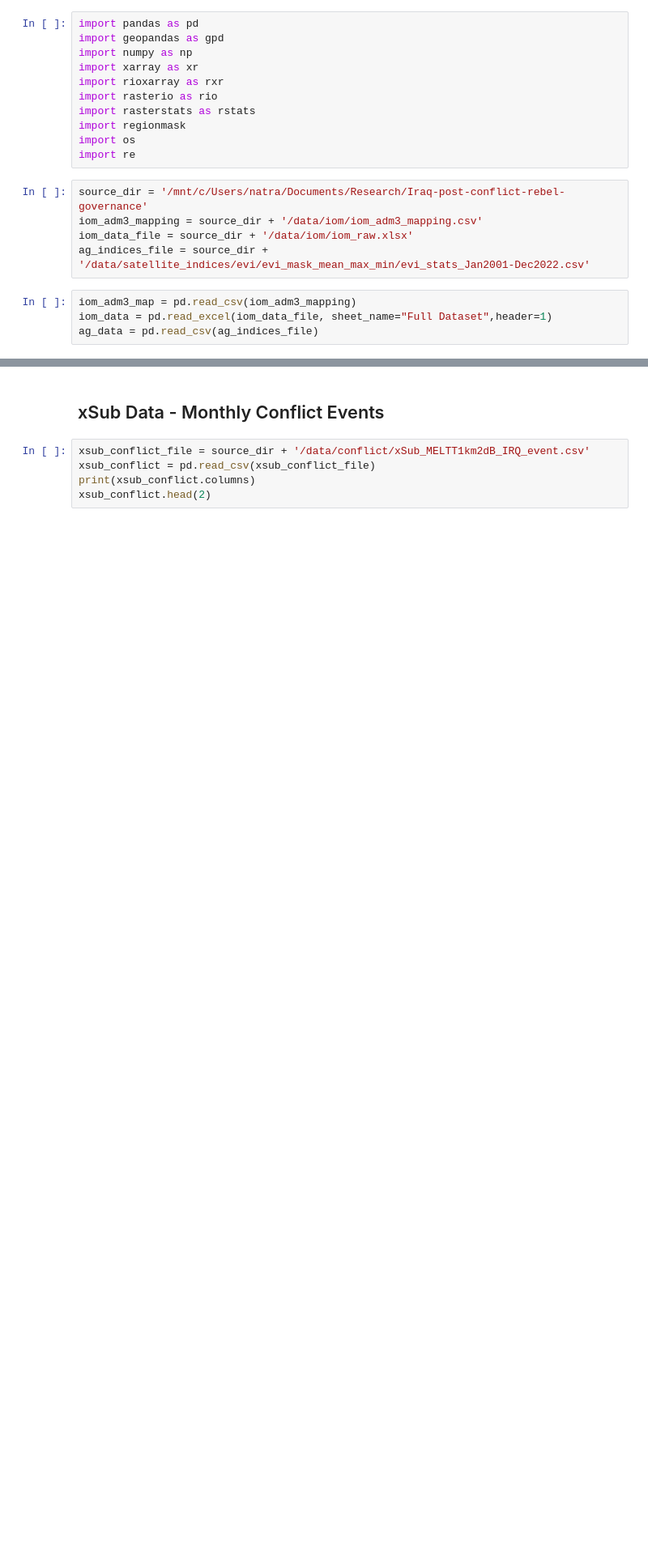
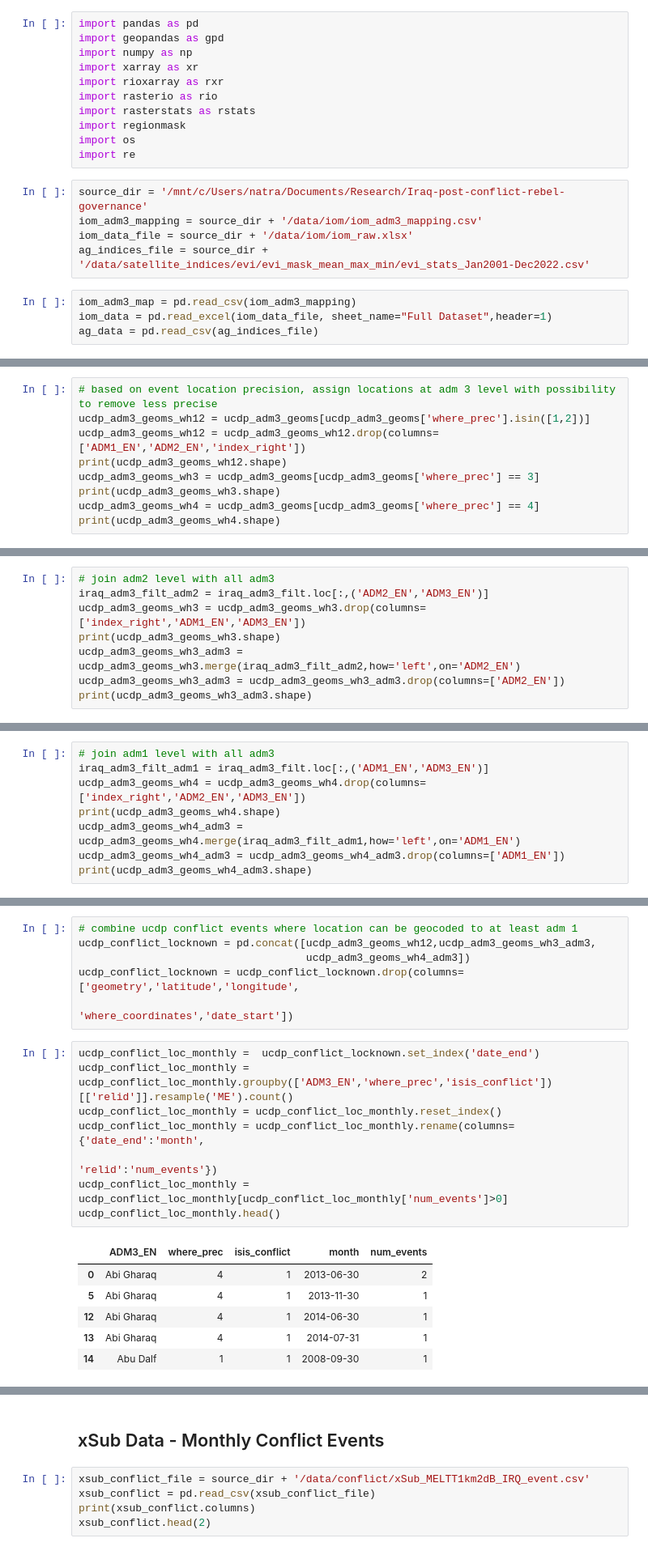
Before and after one commit to natalie-ayers/Iraq-post-conflict-rebel-governance, a Jupyter notebook: process_conflict_geoepr_data.ipynb, the cells around one changed output, grey strips where cells are left out. Shown at 81% size. Saved outputs shown, nothing was run; the diff lists cells and outputs as text; blank space fills up the shorter version.

```diff
--- a/process_conflict_geoepr_data.ipynb
+++ b/process_conflict_geoepr_data.ipynb
@@ -20,0 +90,9 @@ ag_data = pd.read_csv(ag_indices_file)
+# %%
+# based on event location precision, assign locations at adm 3 level with possibility to remove less precise
+ucdp_adm3_geoms_wh12 = ucdp_adm3_geoms[ucdp_adm3_geoms['where_prec'].isin([1,2])]
+ucdp_adm3_geoms_wh12 = ucdp_adm3_geoms_wh12.drop(columns=['ADM1_EN','ADM2_EN','index_right'])
+print(ucdp_adm3_geoms_wh12.shape)
+ucdp_adm3_geoms_wh3 = ucdp_adm3_geoms[ucdp_adm3_geoms['where_prec'] == 3]
+print(ucdp_adm3_geoms_wh3.shape)
+ucdp_adm3_geoms_wh4 = ucdp_adm3_geoms[ucdp_adm3_geoms['where_prec'] == 4]
+print(ucdp_adm3_geoms_wh4.shape)
@@ -20,0 +103,8 @@ ag_data = pd.read_csv(ag_indices_file)
+# %%
+# join adm2 level with all adm3
+iraq_adm3_filt_adm2 = iraq_adm3_filt.loc[:,('ADM2_EN','ADM3_EN')]
+ucdp_adm3_geoms_wh3 = ucdp_adm3_geoms_wh3.drop(columns=['index_right','ADM1_EN','ADM3_EN'])
+print(ucdp_adm3_geoms_wh3.shape)
+ucdp_adm3_geoms_wh3_adm3 = ucdp_adm3_geoms_wh3.merge(iraq_adm3_filt_adm2,how='left',on='ADM2_EN')
+ucdp_adm3_geoms_wh3_adm3 = ucdp_adm3_geoms_wh3_adm3.drop(columns=['ADM2_EN'])
+print(ucdp_adm3_geoms_wh3_adm3.shape)
@@ -20,0 +114,8 @@ ag_data = pd.read_csv(ag_indices_file)
+# %%
+# join adm1 level with all adm3
+iraq_adm3_filt_adm1 = iraq_adm3_filt.loc[:,('ADM1_EN','ADM3_EN')]
+ucdp_adm3_geoms_wh4 = ucdp_adm3_geoms_wh4.drop(columns=['index_right','ADM2_EN','ADM3_EN'])
+print(ucdp_adm3_geoms_wh4.shape)
+ucdp_adm3_geoms_wh4_adm3 = ucdp_adm3_geoms_wh4.merge(iraq_adm3_filt_adm1,how='left',on='ADM1_EN')
+ucdp_adm3_geoms_wh4_adm3 = ucdp_adm3_geoms_wh4_adm3.drop(columns=['ADM1_EN'])
+print(ucdp_adm3_geoms_wh4_adm3.shape)
@@ -20,0 +125,21 @@ ag_data = pd.read_csv(ag_indices_file)
+# %%
+# combine ucdp conflict events where location can be geocoded to at least adm 1
+ucdp_conflict_locknown = pd.concat([ucdp_adm3_geoms_wh12,ucdp_adm3_geoms_wh3_adm3,
+                                    ucdp_adm3_geoms_wh4_adm3])
+ucdp_conflict_locknown = ucdp_conflict_locknown.drop(columns=['geometry','latitude','longitude',
+                                                              'where_coordinates','date_start'])
+# %%
+ucdp_conflict_loc_monthly =  ucdp_conflict_locknown.set_index('date_end')
+ucdp_conflict_loc_monthly = ucdp_conflict_loc_monthly.groupby(['ADM3_EN','where_prec','isis_conflict'])[['relid']].resample('ME').count()
+ucdp_conflict_loc_monthly = ucdp_conflict_loc_monthly.reset_index()
+ucdp_conflict_loc_monthly = ucdp_conflict_loc_monthly.rename(columns={'date_end':'month',
+                                                                      'relid':'num_events'})
+ucdp_conflict_loc_monthly = ucdp_conflict_loc_monthly[ucdp_conflict_loc_monthly['num_events']>0]
+ucdp_conflict_loc_monthly.head()
+# %% [output]
+|  | ADM3_EN | where_prec | isis_conflict | month | num_events |
+| 0 | Abi Gharaq | 4 | 1 | 2013-06-30 | 2 |
+| 5 | Abi Gharaq | 4 | 1 | 2013-11-30 | 1 |
+| 12 | Abi Gharaq | 4 | 1 | 2014-06-30 | 1 |
+| 13 | Abi Gharaq | 4 | 1 | 2014-07-31 | 1 |
+| 14 | Abu Dalf | 1 | 1 | 2008-09-30 | 1 |
```
Also changed, not shown: parts of 12 cells of this notebook, 14 other files.
